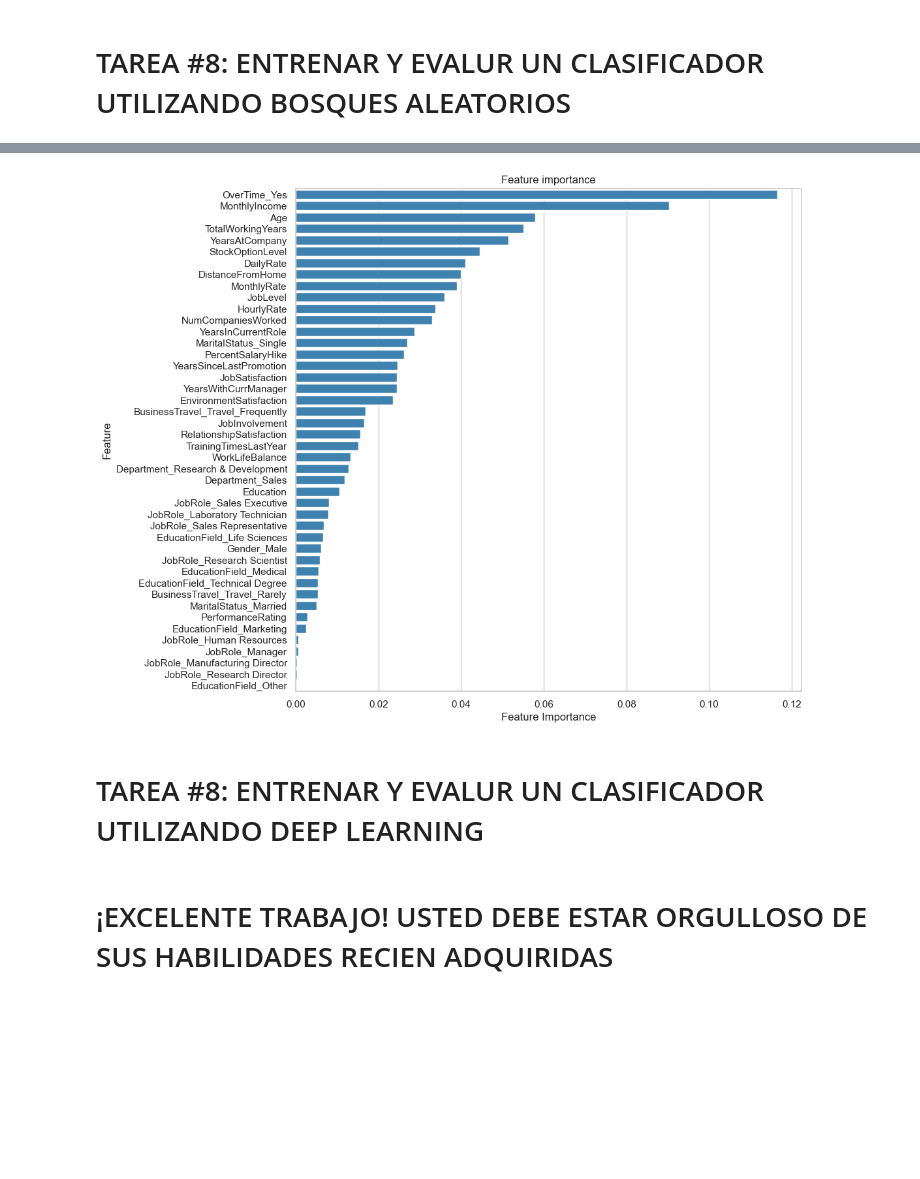
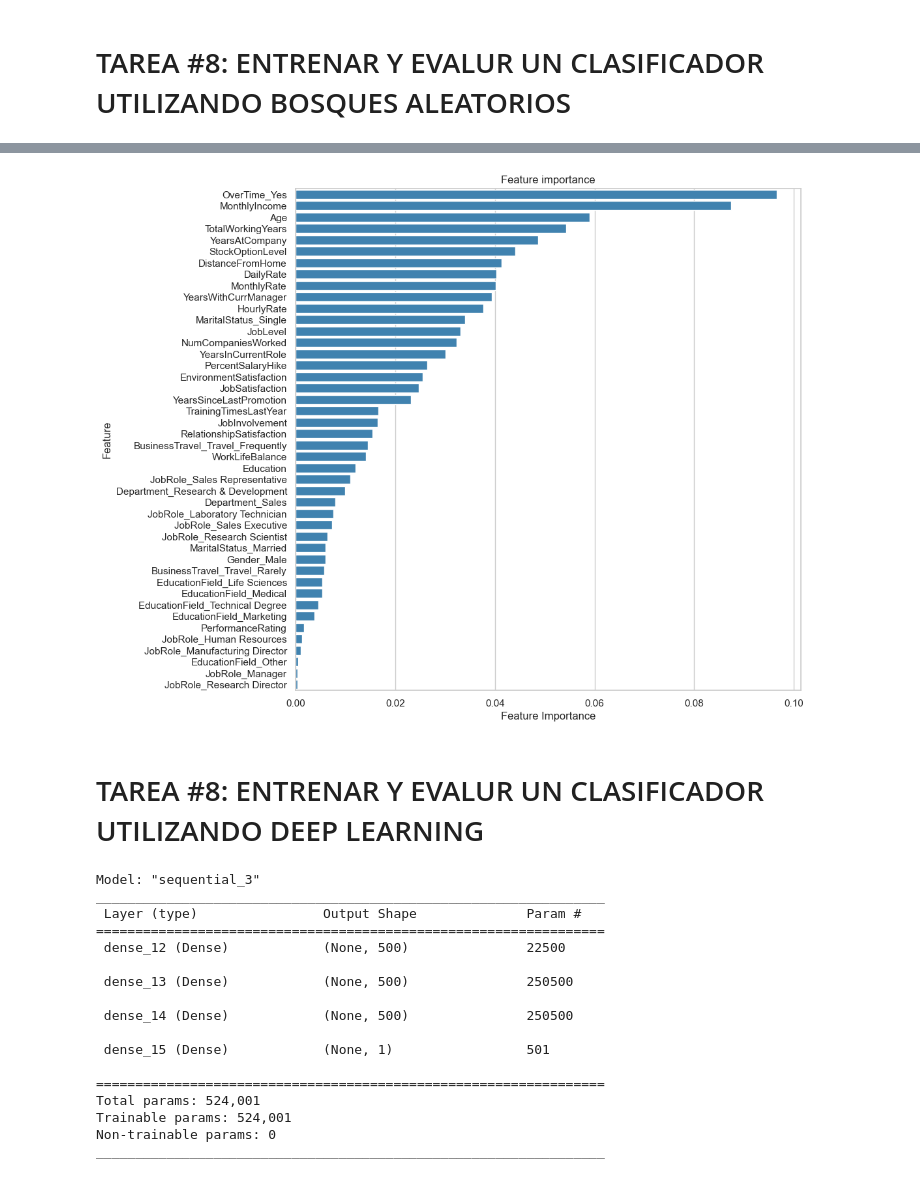
Before and after one commit to JoanClaverol/ds4b, a Jupyter notebook: 1. Human Resources Data/Esqueleto_Departamento_de_Recursos_Humanos.ipynb, the cells around one changed output, grey strips where cells are left out. Saved outputs shown, nothing was run; the diff lists cells and outputs as text; code cells hidden in the pictures; blank space fills up the shorter version.

```diff
--- a/1. Human Resources Data/Esqueleto_Departamento_de_Recursos_Humanos.ipynb
+++ b/1. Human Resources Data/Esqueleto_Departamento_de_Recursos_Humanos.ipynb
@@ -429,13 +425,13 @@ from sklearn.pipeline import Pipeline
 # import column transformer
 from sklearn.compose import ColumnTransformer
 # import standard scaler
-from sklearn.preprocessing import StandardScaler
+from sklearn.preprocessing import MinMaxScaler
 # import one hot encoder
 from sklearn.preprocessing import OneHotEncoder
 
 # create a pipeline for numerical columns
 num_pipeline = Pipeline([
-    ("std_scaler", StandardScaler())
+    ("scaler", MinMaxScaler())
 ])
 
 # create a pipeline for categorical columns
@@ -600,37 +622,34 @@ weighted avg       0.85      0.87      0.83       294
 # get importance from random forest
 # get the best estimator
 best_estimator = grid_search_rf.best_estimator_
 
 # get the preprocessor
 preprocessor = best_estimator.named_steps["preprocessor"]
 
 # get the one hot encoder
 ohe_names = preprocessor.named_transformers_["cat_pipeline"].get_feature_names_out()
 
 # get the feature names
 feature_names = (
     list(num_cols) +
     list(ohe_names)
 )
 
 # get the feature importance
 feature_importance = best_estimator.named_steps["rf"].feature_importances_
 
 # create a dataframe
 feature_importance_df = pd.DataFrame({
     "Feature": feature_names,
     "Feature Importance": feature_importance
-})
-
-# sort the dataframe by feature importance
-feature_importance_df = feature_importance_df.sort_values(by="Feature Importance", ascending=False)
+}).sort_values(by="Feature Importance", ascending=False)
 
 # plot the feature importance
 plt.figure(figsize=(10, 10))
 sns.barplot(x="Feature Importance", y="Feature", data=feature_importance_df, color="#2E86C1")
 plt.title("Feature importance")
 plt.show()
 # %% [output]
-[figure, old version]
+[figure, new version]
 # %% [markdown]
 # TAREA #8: ENTRENAR Y EVALUR UN CLASIFICADOR UTILIZANDO DEEP LEARNING
@@ -643,2 +655,0 @@ plt.show()
-# %% [markdown]
-# ¡EXCELENTE TRABAJO! USTED DEBE ESTAR ORGULLOSO DE SUS HABILIDADES RECIEN ADQUIRIDAS
@@ -644,0 +658,30 @@ plt.show()
+# %%
+import tensorflow as tf
+
+model = tf.keras.models.Sequential([
+    tf.keras.layers.Dense(units = 500, activation='relu', input_shape=(X_train_tf.shape[1], )),
+    tf.keras.layers.Dense(units = 500, activation='relu'),
+    tf.keras.layers.Dense(units = 500, activation='relu'),
+    tf.keras.layers.Dense(1, activation="sigmoid")
+])
+
+model.compile(optimizer='Adam', loss = 'binary_crossentropy', metrics=['accuracy'])
+model.summary()
+# %% [output]
+Model: "sequential_3"
+_________________________________________________________________
+ Layer (type)                Output Shape              Param #
+=================================================================
+ dense_12 (Dense)            (None, 500)               22500
+
+ dense_13 (Dense)            (None, 500)               250500
+
+ dense_14 (Dense)            (None, 500)               250500
+
+ dense_15 (Dense)            (None, 1)                 501
+
+=================================================================
+Total params: 524,001
+Trainable params: 524,001
+Non-trainable params: 0
+_________________________________________________________________
```
Also changed, not shown: parts of 15 cells of this notebook, 1 other file.
